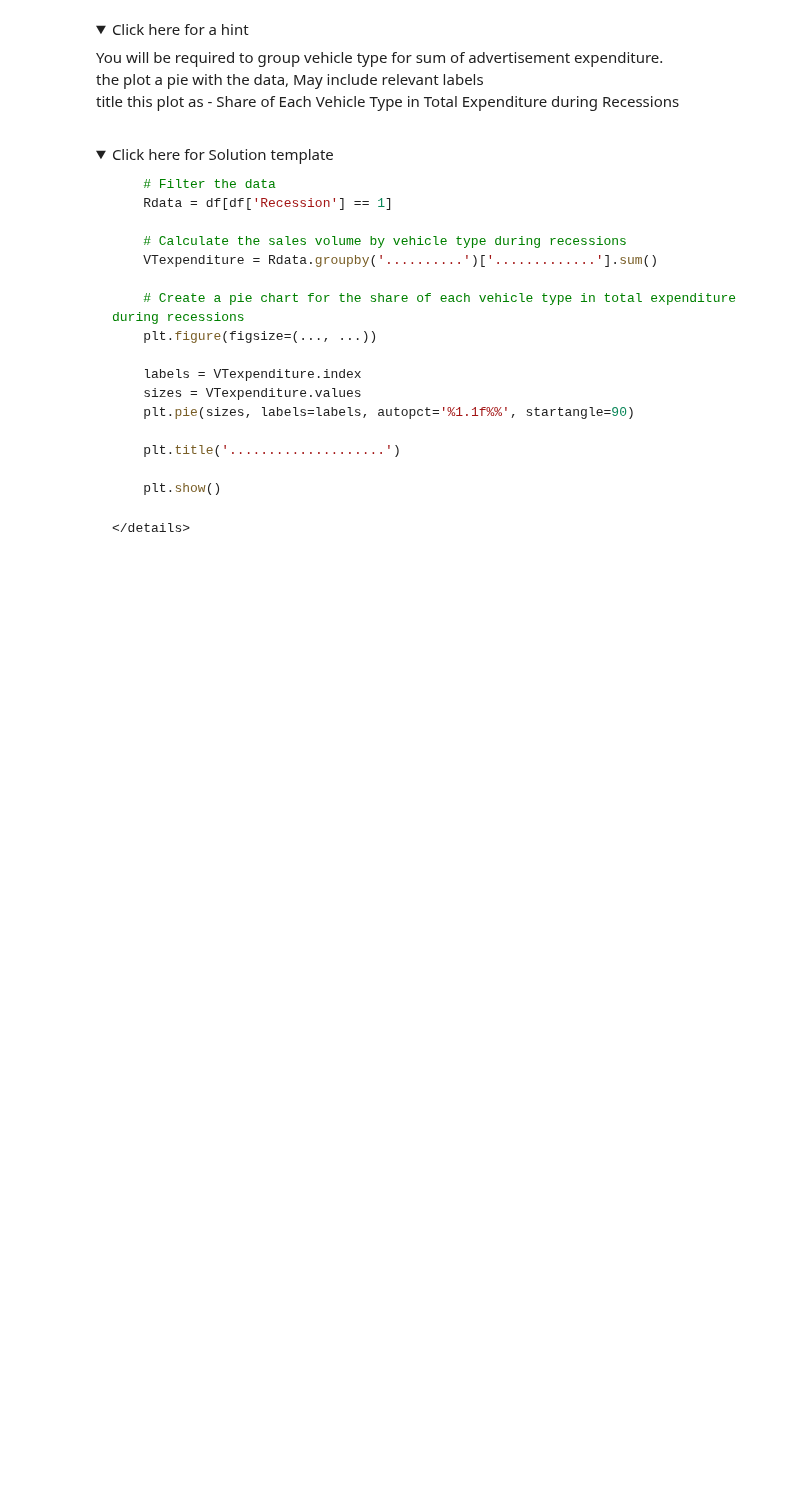
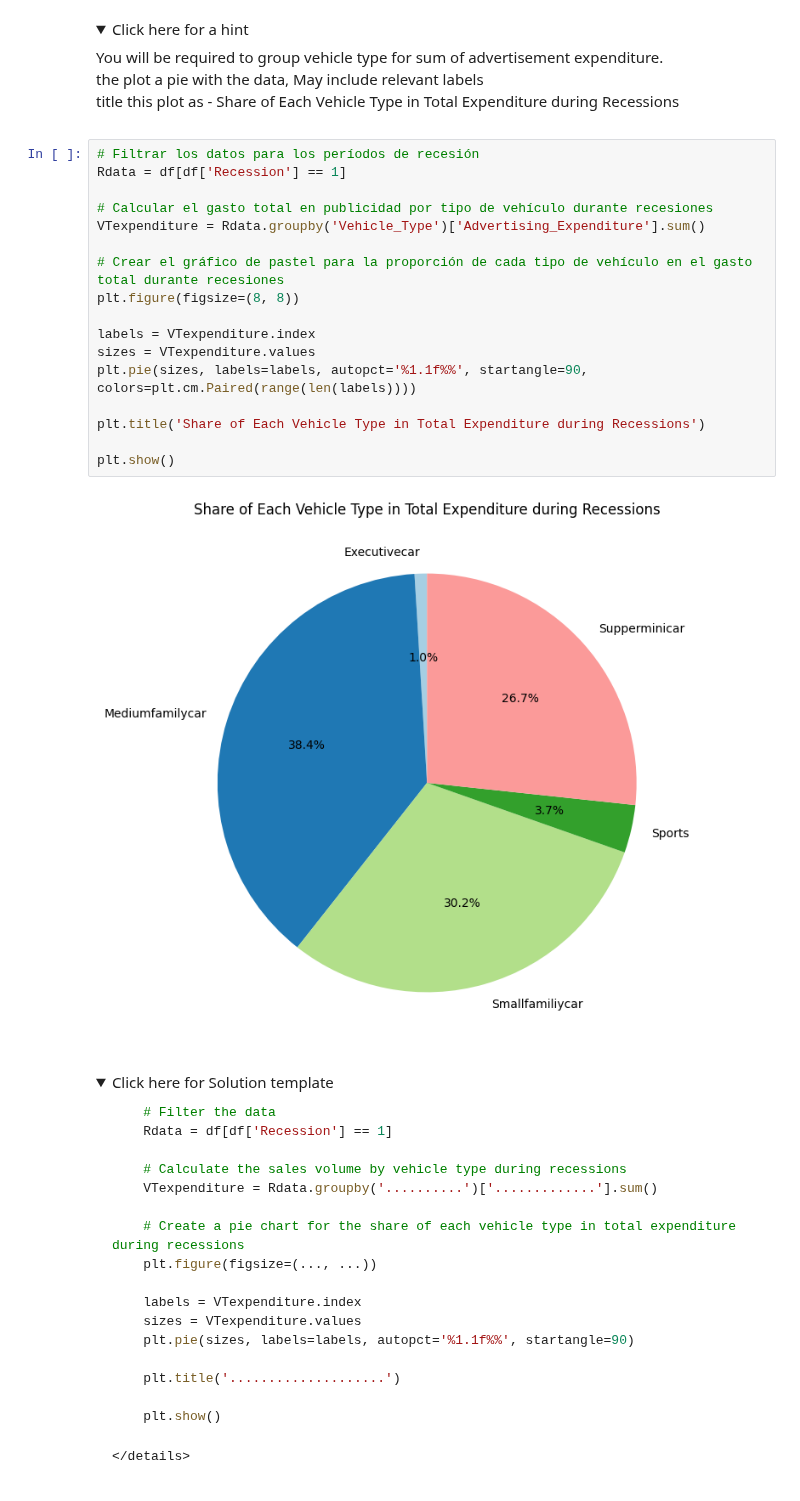
Before and after one commit to Albertosogasol/IBM_DataScience, a Jupyter notebook: T8M5_Assignment/Part1/DV0101EN-Final-Assign-Part1.ipynb, the cells around one changed output. Drawn from its saved outputs; the diff is of its cells as text; folded sections open; blank space fills up the shorter version.

```diff
--- a/T8M5_Assignment/Part1/DV0101EN-Final-Assign-Part1.ipynb
+++ b/T8M5_Assignment/Part1/DV0101EN-Final-Assign-Part1.ipynb
@@ -828,6 +828,25 @@ Can we observe the share of each vehicle type in total expenditure during recess
     <br> the plot a pie with the data, May include relevant labels
     <br>title this plot as  - Share of Each Vehicle Type in Total Expenditure during Recessions</p>
 </details>
+# %%
+# Filtrar los datos para los períodos de recesión
+Rdata = df[df['Recession'] == 1]
+
+# Calcular el gasto total en publicidad por tipo de vehículo durante recesiones
+VTexpenditure = Rdata.groupby('Vehicle_Type')['Advertising_Expenditure'].sum()
+
+# Crear el gráfico de pastel para la proporción de cada tipo de vehículo en el gasto total durante recesiones
+plt.figure(figsize=(8, 8))
+
+labels = VTexpenditure.index
+sizes = VTexpenditure.values
+plt.pie(sizes, labels=labels, autopct='%1.1f%%', startangle=90, colors=plt.cm.Paired(range(len(labels))))
+
+plt.title('Share of Each Vehicle Type in Total Expenditure during Recessions')
+
+plt.show()
+# %% [output]
+[figure, added]
 # %% [markdown]
 <details>
     <summary>Click here for Solution template</summary>
```
Also changed, not shown: 1 other file.
